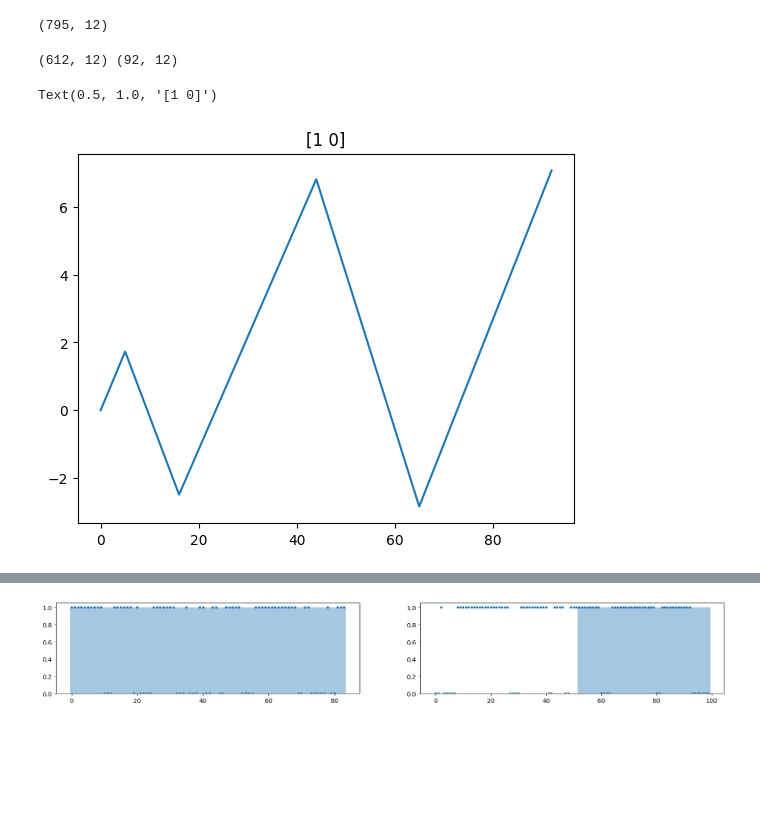
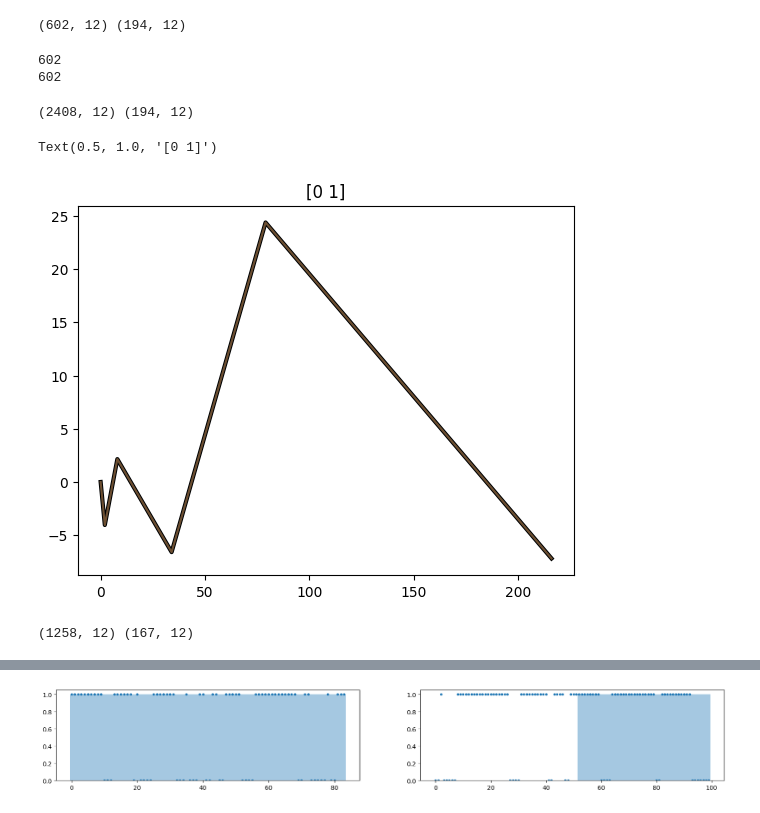
Before and after one commit to binrey/MLTR, a Jupyter notebook: train.ipynb, the cells around one changed output, grey strips where cells are left out. Drawn from its saved outputs; the diff is of its cells as text; code cells hidden in the pictures; blank space fills up the shorter version.

```diff
--- a/train.ipynb
+++ b/train.ipynb
@@ -57,3 +63,4 @@ def load(folder):
 # %%
-X, y, peaks = load("data/handmade_valid/")
-X, y = np.array(X, dtype=np.float32), np.array(y, dtype=np.float32)
+X, y, peaks, groups = load("data/handmade/")
+X = np.array(peaks.copy()).reshape((-1, 12))
+X.shape
@@ -76,35 +69,51 @@ print(sum(np.argmax(y_train, 1)==0), sum(np.argmax(y_test, 1)==0))
-# %%
-X = np.array(peaks.copy()).reshape((-1, 12))
-X.shape
-# %% [output]
-(795, 12)
-# %%
-# test_half_size = int(0.2*y.shape[0]/2)
-# ids = np.arange(y.shape[0])
-# true_ids = ids[y[:, 0] == 1]
-# false_ids = ids[y[:, 0] == 0]
-
-# test_ids = np.hstack([true_ids[:test_half_size], false_ids[:test_half_size]])
-# train_ids = np.hstack([true_ids[test_half_size:], false_ids[test_half_size:]])
-# np.random.shuffle(train_ids)
-# np.random.shuffle(test_ids)
-# X_train, X_test, y_train, y_test = X[train_ids], X[test_ids], y[train_ids], y[test_ids]
-
-X_train_aug = np.vstack([X_train]*1)
-y_train_aug = np.vstack([y_train]*1)
-# X_train_aug = np.ones_like(X_train_aug)*100
-# X_train_aug *= (1 + (np.random.random(X_train_aug.shape) - 0.5)*1)
-# X_train_aug[:, :6] = X_train_aug[:, :6].round(0)
-print(X_train_aug.shape, X_test.shape)
-# %% [output]
-(612, 12) (92, 12)
+# %%
+groups_list = list(groups.keys())
+np.random.shuffle(groups_list)
+test_size = int(0.25*len(groups_list))
+test_groups = groups_list[:test_size]
+train_groups = groups_list[test_size:]
+
+test_ids = []
+for k in test_groups:
+    test_ids += groups[k]
+train_ids = []
+for k in train_groups:
+    train_ids += groups[k]
+
+X_train, X_test, y_train, y_test = X[train_ids], X[test_ids], y[train_ids], y[test_ids]
+true_train_ids = np.arange(y_train.shape[0])[y_train[:, 0] == 1]
+false_train_ids = np.arange(y_train.shape[0])[y_train[:, 0] == 0]
+print(X_train.shape, X_test.shape)
+# %% [output]
+(602, 12) (194, 12)
+# %%
+print(len(train_ids))
+print(len(set(train_ids) - set(test_ids)))
+# %% [output]
+602
+602
+# %%
+X_train_aug = np.vstack([X_train]*4)
+y_train_aug = np.vstack([y_train]*4)
+X_train_aug *= (1 + (np.random.random(X_train_aug.shape) - 0.5)*0.1)
+X_train_aug[:, :6] = X_train_aug[:, :6].round(0)
+print(X_train_aug.shape, X_test.shape)
+# %% [output]
+(2408, 12) (194, 12)
 # %%
 n = np.random.randint(500)
-plt.plot(X_train_aug[n, :6], X_train_aug[n, 6:])
+plt.plot(X_train_aug[n, :6, 0], X_train_aug[n, 6:, 0], "black", linewidth=3)
+plt.plot(X_train_aug[n, :6], X_train_aug[n, 6:], alpha=0.4)
 plt.title(y_train[n])
 # %% [output]
-Text(0.5, 1.0, '[1 0]')
+Text(0.5, 1.0, '[0 1]')
-[figure, old version]
+[figure, new version]
+# %%
+X_train_aug = X_train_aug.reshape(-1, 12)
+y_train_aug = y_train_aug.reshape(-1, 2)
+print(X_train_aug.shape, X_test.shape)
+# %% [output]
+(1258, 12) (167, 12)
 # %%
 plt.subplots(figsize=(15, 15))
 lab, nrow = 0, 0
```
Also changed, not shown: parts of 6 cells of this notebook, 1 other file.
